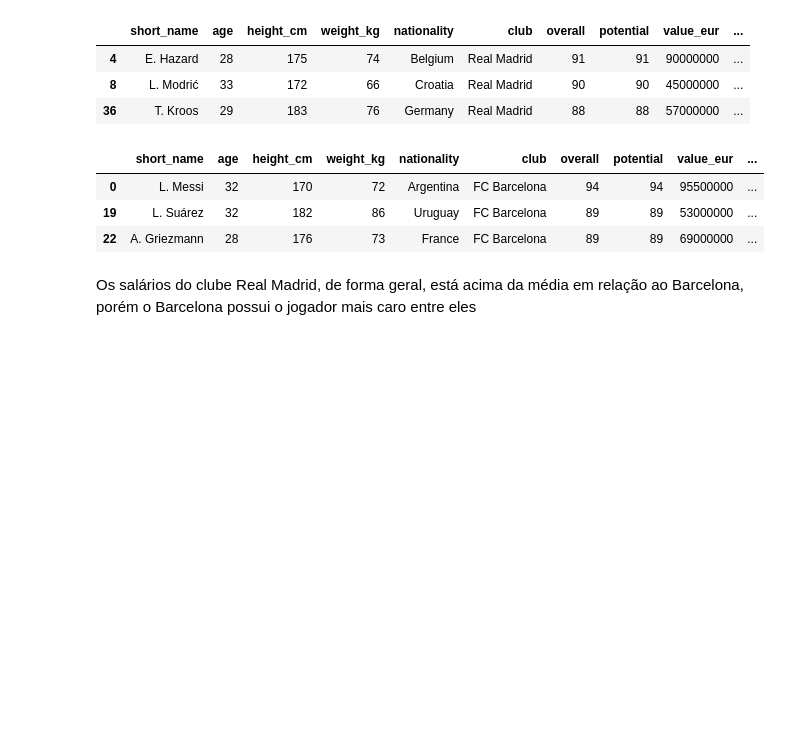
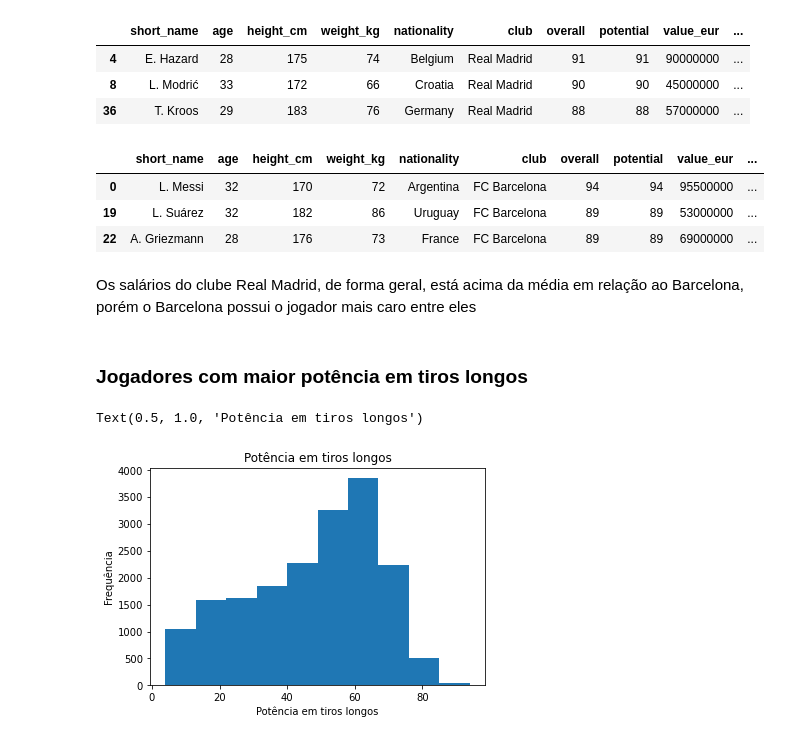
Before and after one commit to heitor-savoia/data-analyst-fifa-20, a Jupyter notebook: Data Analyst - FIFA 20.ipynb, the cells around one changed output. Saved outputs shown, nothing was run; the diff lists cells and outputs as text; code cells hidden in the pictures; blank space fills up the shorter version.

Commit message:
Update Data Analyst - FIFA 20.ipynb
commit das análises de potência em tiros longos, potência de salto, idade e correlação das variáveis, respectivamente.

```diff
--- a/Data Analyst - FIFA 20.ipynb
+++ b/Data Analyst - FIFA 20.ipynb
@@ -359,3 +360,13 @@ best_wage_b
 | 22 | A. Griezmann | 28 | 176 | 73 | France | FC Barcelona | 89 | 89 | 69000000 | ... |
 # %% [markdown]
 Os salários do clube Real Madrid, de forma geral, está acima da média em relação ao Barcelona, porém o Barcelona possui o jogador mais caro entre eles
+# %% [markdown]
+### Jogadores com maior potência em tiros longos
+# %%
+plt.hist(players_20_n['power_long_shots'])
+plt.xlabel('Potência em tiros longos')
+plt.ylabel('Frequência')
+plt.title('Potência em tiros longos')
+# %% [output]
+Text(0.5, 1.0, 'Potência em tiros longos')
+[figure, added]
```
Also changed, not shown: parts of 17 cells of this notebook.
